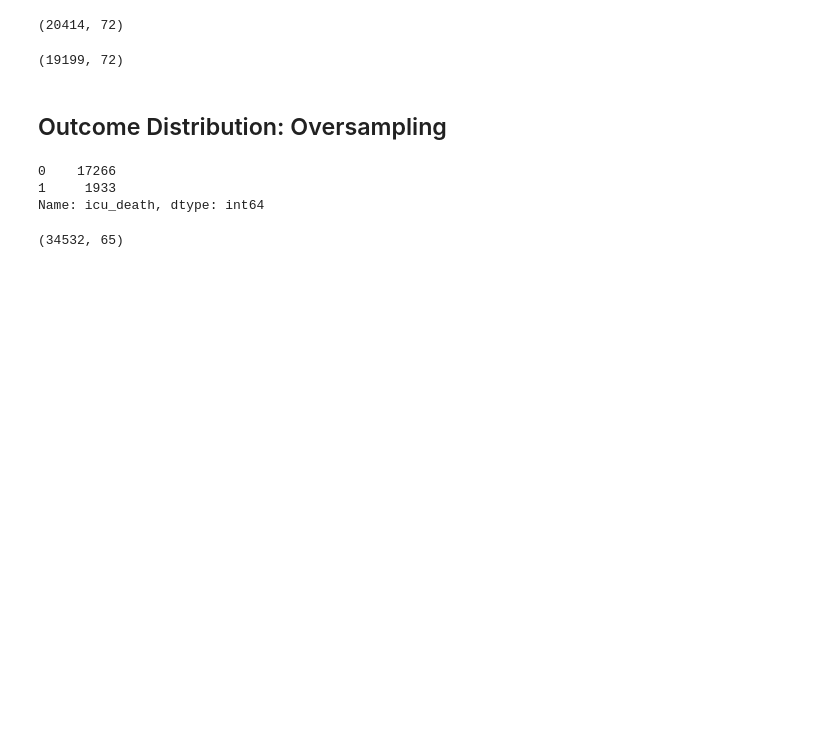
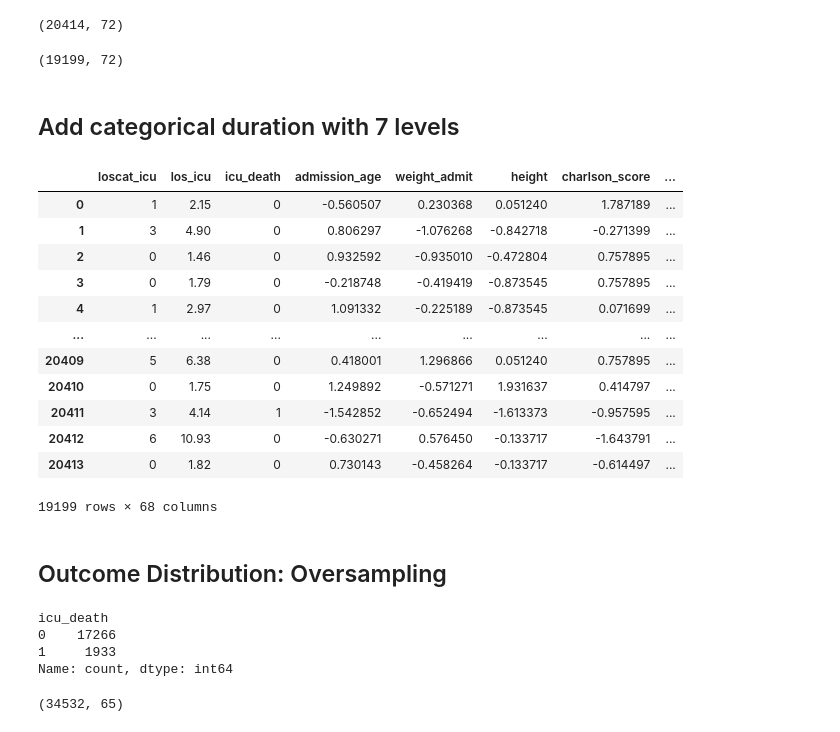
Before and after one commit to xuqianyi/SPH6004_group_assignment, a Jupyter notebook: clean.ipynb, the cells around one changed output. Drawn from its saved outputs; the diff is of its cells as text; code cells hidden in the pictures; blank space fills up the shorter version.

Commit message:
added a new column for categorical los_icu in df2

```diff
--- a/clean.ipynb
+++ b/clean.ipynb
@@ -307,6 +310,40 @@ df2 = df2[df2['los_icu'] <= 14]
 df2.shape
 # %% [output]
 (19199, 72)
+# %% [markdown]
+## Add categorical duration with 7 levels
+# %%
+conditions = [
+    (df2['los_icu'] <= 2),
+    ((df2['los_icu'] > 2) & (df2['los_icu'] <= 3)),
+    ((df2['los_icu'] > 3) & (df2['los_icu'] <= 4)),
+    ((df2['los_icu'] > 4) & (df2['los_icu'] <= 5)),
+    ((df2['los_icu'] > 5) & (df2['los_icu'] <= 6)),
+    ((df2['los_icu'] > 6) & (df2['los_icu'] <= 7)),
+    (df2['los_icu'] > 7)
+]
+values = np.arange(7)
+
+loscat_icu = np.select(conditions, values)
+# %%
+df2 = df2.iloc[:, 5:]
+df2.insert(0, "loscat_icu", loscat_icu)
+# %%
+df2
+# %% [output]
+|  | loscat_icu | los_icu | icu_death | admission_age | weight_admit | height | charlson_score | ... |
+| 0 | 1 | 2.15 | 0 | -0.560507 | 0.230368 | 0.051240 | 1.787189 | ... |
+| 1 | 3 | 4.90 | 0 | 0.806297 | -1.076268 | -0.842718 | -0.271399 | ... |
+| 2 | 0 | 1.46 | 0 | 0.932592 | -0.935010 | -0.472804 | 0.757895 | ... |
+| 3 | 0 | 1.79 | 0 | -0.218748 | -0.419419 | -0.873545 | 0.757895 | ... |
+| 4 | 1 | 2.97 | 0 | 1.091332 | -0.225189 | -0.873545 | 0.071699 | ... |
+| ... | ... | ... | ... | ... | ... | ... | ... | ... |
+| 20409 | 5 | 6.38 | 0 | 0.418001 | 1.296866 | 0.051240 | 0.757895 | ... |
+| 20410 | 0 | 1.75 | 0 | 1.249892 | -0.571271 | 1.931637 | 0.414797 | ... |
+| 20411 | 3 | 4.14 | 1 | -1.542852 | -0.652494 | -1.613373 | -0.957595 | ... |
+| 20412 | 6 | 10.93 | 0 | -0.630271 | 0.576450 | -0.133717 | -1.643791 | ... |
+| 20413 | 0 | 1.82 | 0 | 0.730143 | -0.458264 | -0.133717 | -0.614497 | ... |
+19199 rows × 68 columns
 # %%
 df2.to_csv('/Users/von/PycharmProjects/SPH6004_A2/data/clean_regres.csv', index=False)
 # %% [markdown]
@@ -314,7 +351,8 @@ df2.to_csv('/Users/von/PycharmProjects/SPH6004_A2/data/clean_regres.csv', index=
 # %%
 df2['icu_death'].value_counts()
 # %% [output]
+icu_death
 0    17266
 1     1933
-Name: icu_death, dtype: int64
+Name: count, dtype: int64
 # %%
```
Also changed, not shown: parts of 7 cells of this notebook.
